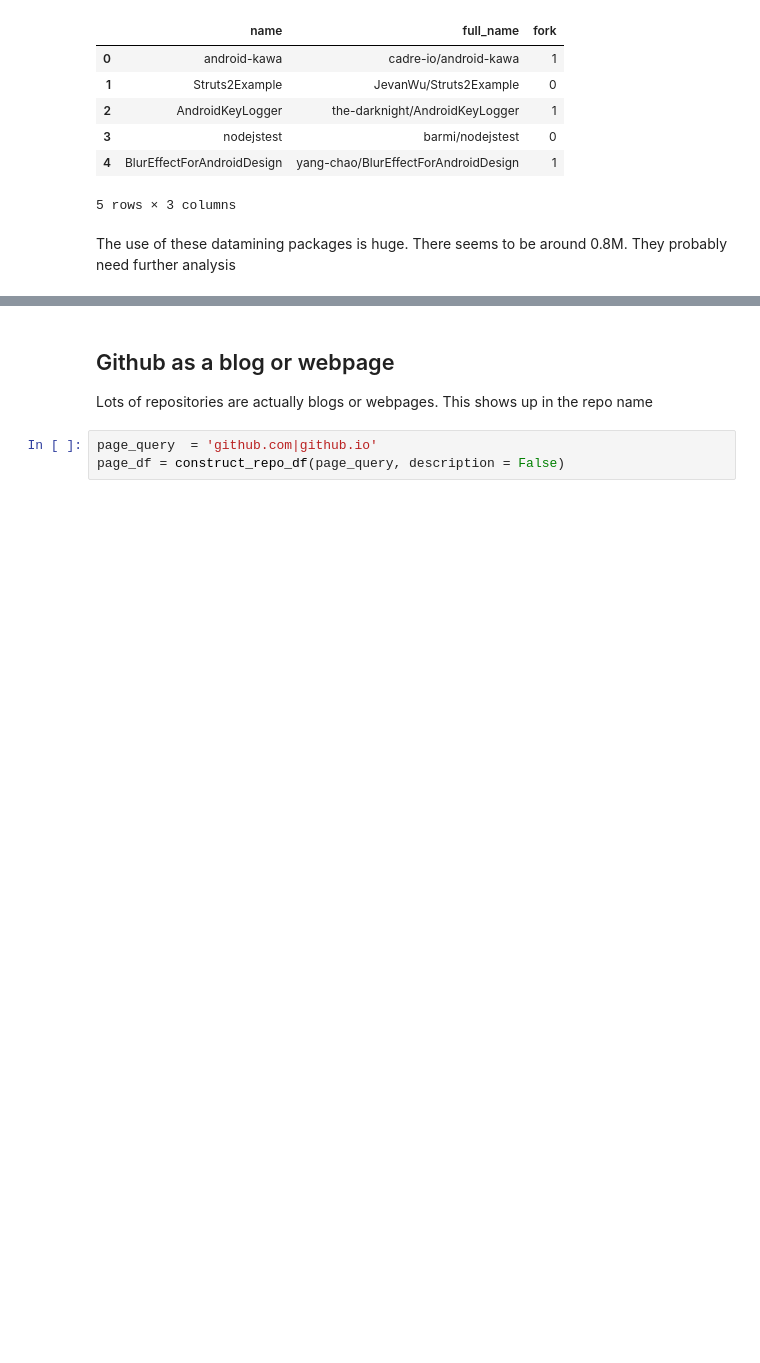
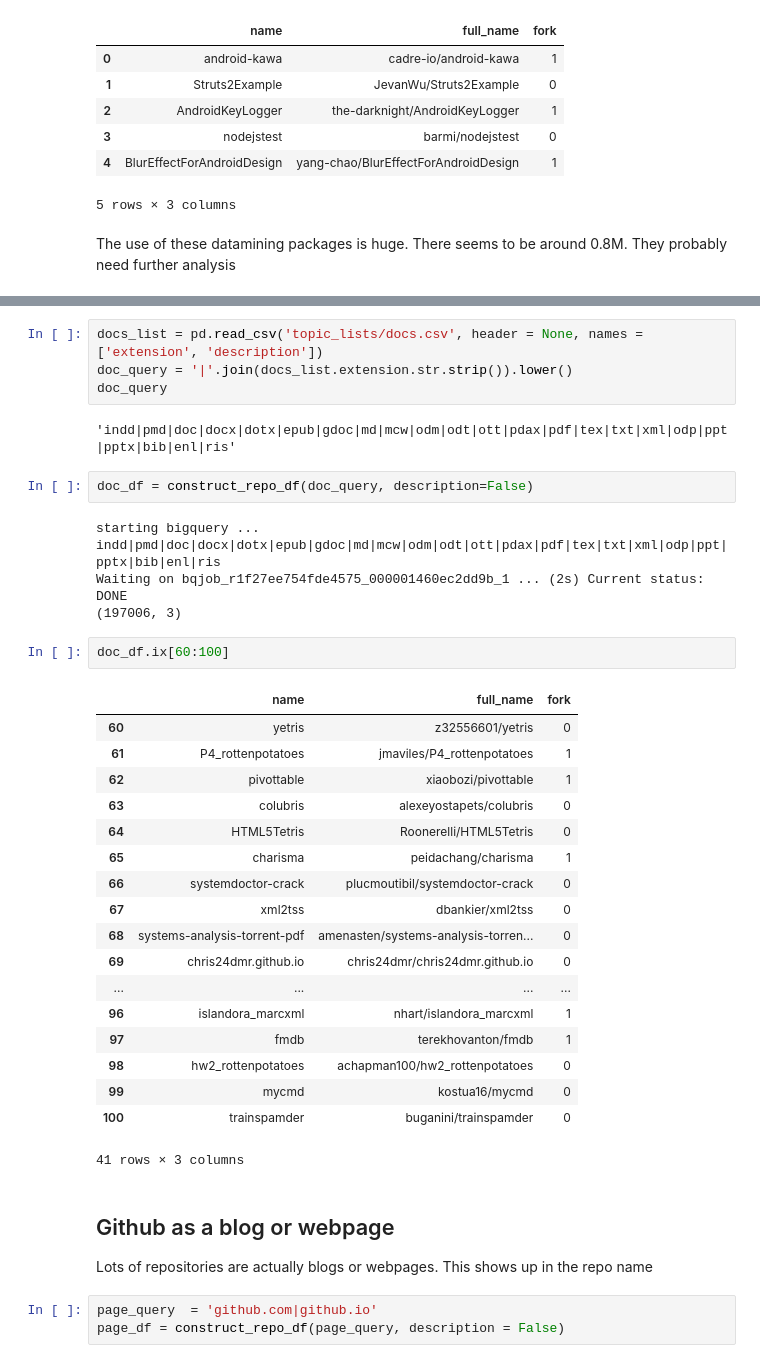
Before and after one commit to metacommunities/metacommunities, a Jupyter notebook: repo-topics/1_Generate_repo_topic_data.ipynb, the cells around one changed output, grey strips where cells are left out. Cells and saved outputs as stored; diff of their text form; blank space fills up the shorter version.

Commit message:
reorganising topic notebooks

```diff
--- a/repo-topics/1_Generate_repo_topic_data.ipynb
+++ b/repo-topics/1_Generate_repo_topic_data.ipynb
@@ -843,3 +892,37 @@ The use of these datamining packages is huge. There seems to be around 0.8M. The
+# %%
+docs_list = pd.read_csv('topic_lists/docs.csv', header = None, names = ['extension', 'description'])
+doc_query = '|'.join(docs_list.extension.str.strip()).lower()
+doc_query
+# %% [output]
+'indd|pmd|doc|docx|dotx|epub|gdoc|md|mcw|odm|odt|ott|pdax|pdf|tex|txt|xml|odp|ppt|pptx|bib|enl|ris'
+# %%
+doc_df = construct_repo_df(doc_query, description=False)
+# %% [output]
+starting bigquery ...
+indd|pmd|doc|docx|dotx|epub|gdoc|md|mcw|odm|odt|ott|pdax|pdf|tex|txt|xml|odp|ppt|pptx|bib|enl|ris
+Waiting on bqjob_r1f27ee754fde4575_000001460ec2dd9b_1 ... (2s) Current status: DONE
+(197006, 3)
+# %%
+doc_df.ix[60:100]
+# %% [output]
+|  | name | full_name | fork |
+| 60 | yetris | z32556601/yetris | 0 |
+| 61 | P4_rottenpotatoes | jmaviles/P4_rottenpotatoes | 1 |
+| 62 | pivottable | xiaobozi/pivottable | 1 |
+| 63 | colubris | alexeyostapets/colubris | 0 |
+| 64 | HTML5Tetris | Roonerelli/HTML5Tetris | 0 |
+| 65 | charisma | peidachang/charisma | 1 |
+| 66 | systemdoctor-crack | plucmoutibil/systemdoctor-crack | 0 |
+| 67 | xml2tss | dbankier/xml2tss | 0 |
+| 68 | systems-analysis-torrent-pdf | amenasten/systems-analysis-torren... | 0 |
+| 69 | chris24dmr.github.io | chris24dmr/chris24dmr.github.io | 0 |
+| ... | ... | ... | ... |
+| 96 | islandora_marcxml | nhart/islandora_marcxml | 1 |
+| 97 | fmdb | terekhovanton/fmdb | 1 |
+| 98 | hw2_rottenpotatoes | achapman100/hw2_rottenpotatoes | 0 |
+| 99 | mycmd | kostua16/mycmd | 0 |
+| 100 | trainspamder | buganini/trainspamder | 0 |
+41 rows × 3 columns
 # %% [markdown]
 ## Github as a blog or webpage
 
```
Also changed, not shown: parts of 20 cells of this notebook, 6 other files.
